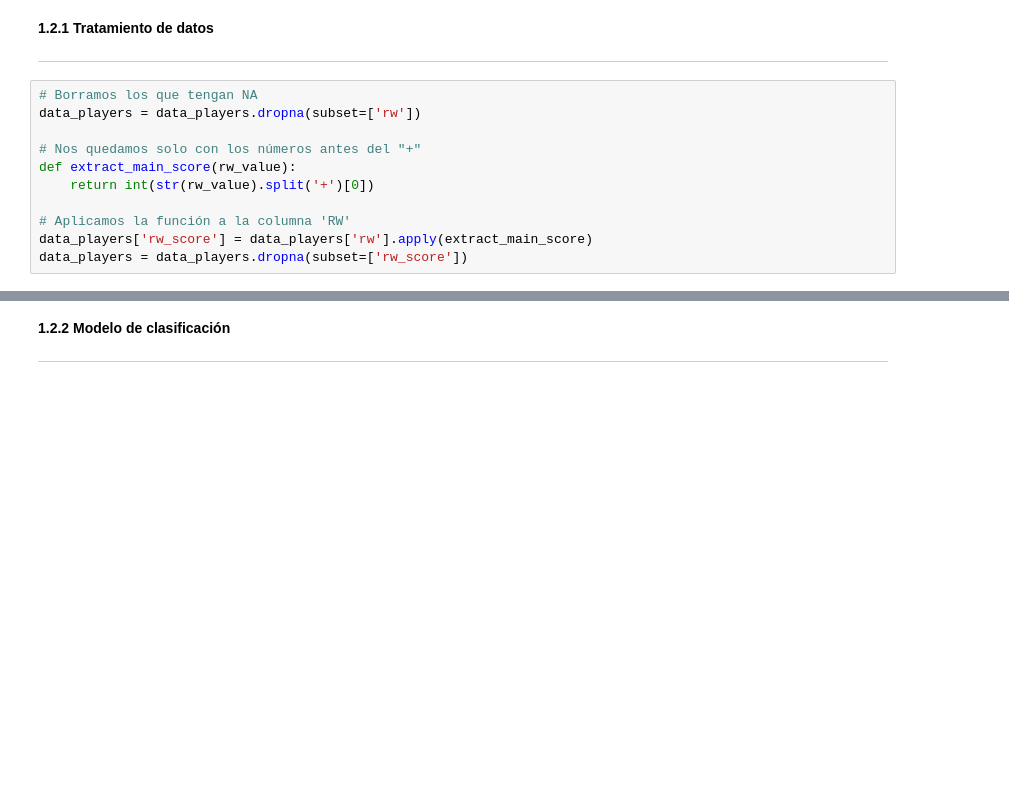
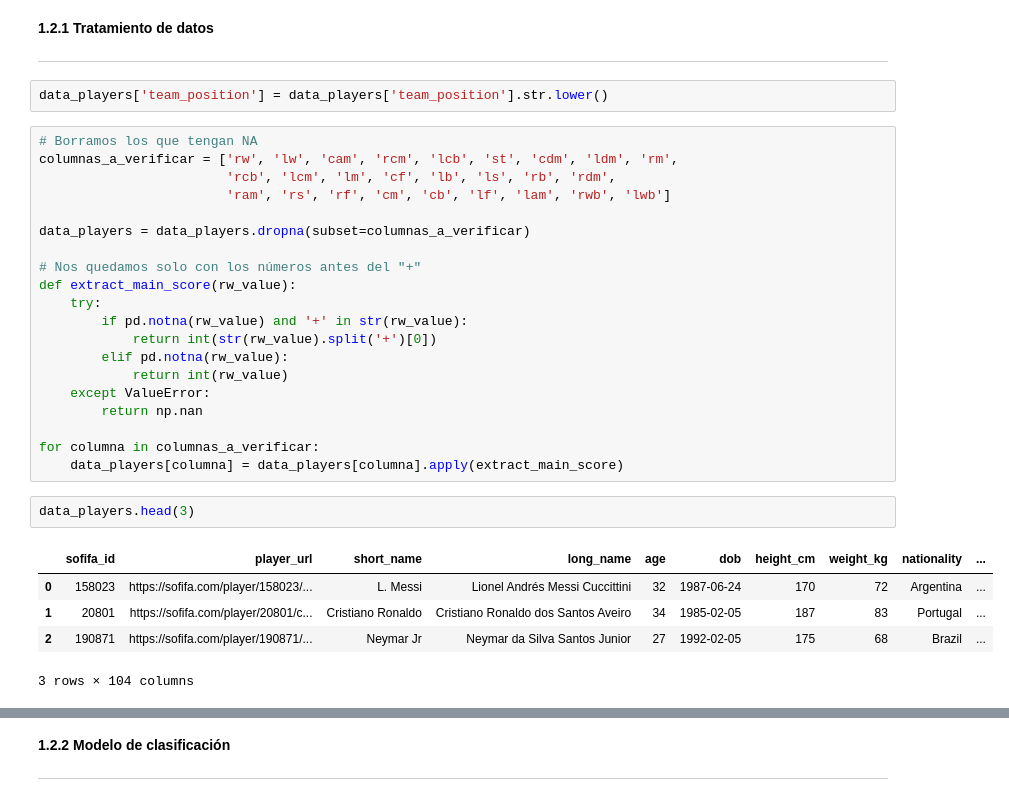
Before and after one commit to farodri03/T.Invest.-ML, a Jupyter notebook: Actividad_2-ML/ml_actividad02.ipynb, the cells around one changed output, grey strips where cells are left out. Drawn from its saved outputs; the diff is of its cells as text; blank space fills up the shorter version.

```diff
--- a/Actividad_2-ML/ml_actividad02.ipynb
+++ b/Actividad_2-ML/ml_actividad02.ipynb
@@ -210,14 +225,33 @@ data_players.head(3)
 # %% [markdown]
 **1.2.1 Tratamiento de datos**
 ___
+# %%
+data_players['team_position'] = data_players['team_position'].str.lower()
 # %%
 # Borramos los que tengan NA
-data_players = data_players.dropna(subset=['rw'])
+columnas_a_verificar = ['rw', 'lw', 'cam', 'rcm', 'lcb', 'st', 'cdm', 'ldm', 'rm',
+                        'rcb', 'lcm', 'lm', 'cf', 'lb', 'ls', 'rb', 'rdm',
+                        'ram', 'rs', 'rf', 'cm', 'cb', 'lf', 'lam', 'rwb', 'lwb']
+
+data_players = data_players.dropna(subset=columnas_a_verificar)
 
 # Nos quedamos solo con los números antes del "+"
 def extract_main_score(rw_value):
-    return int(str(rw_value).split('+')[0])
+    try:
+        if pd.notna(rw_value) and '+' in str(rw_value):
+            return int(str(rw_value).split('+')[0])
+        elif pd.notna(rw_value):
+            return int(rw_value)
+    except ValueError:
+        return np.nan
 
-# Aplicamos la función a la columna 'RW'
-data_players['rw_score'] = data_players['rw'].apply(extract_main_score)
-data_players = data_players.dropna(subset=['rw_score'])
+for columna in columnas_a_verificar:
+    data_players[columna] = data_players[columna].apply(extract_main_score)
+# %%
+data_players.head(3)
+# %% [output]
+|  | sofifa_id | player_url | short_name | long_name | age | dob | height_cm | weight_kg | nationality | ... |
+| 0 | 158023 | https://sofifa.com/player/158023/... | L. Messi | Lionel Andrés Messi Cuccittini | 32 | 1987-06-24 | 170 | 72 | Argentina | ... |
+| 1 | 20801 | https://sofifa.com/player/20801/c... | Cristiano Ronaldo | Cristiano Ronaldo dos Santos Aveiro | 34 | 1985-02-05 | 187 | 83 | Portugal | ... |
+| 2 | 190871 | https://sofifa.com/player/190871/... | Neymar Jr | Neymar da Silva Santos Junior | 27 | 1992-02-05 | 175 | 68 | Brazil | ... |
+3 rows × 104 columns
```
Also changed, not shown: parts of 11 cells of this notebook.
